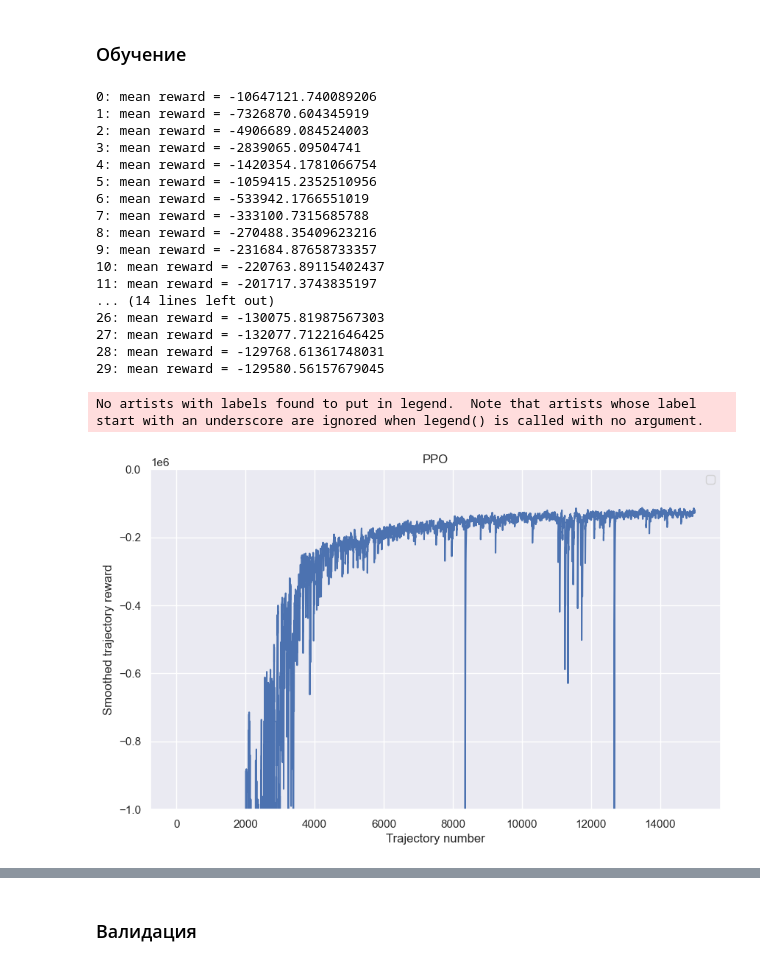
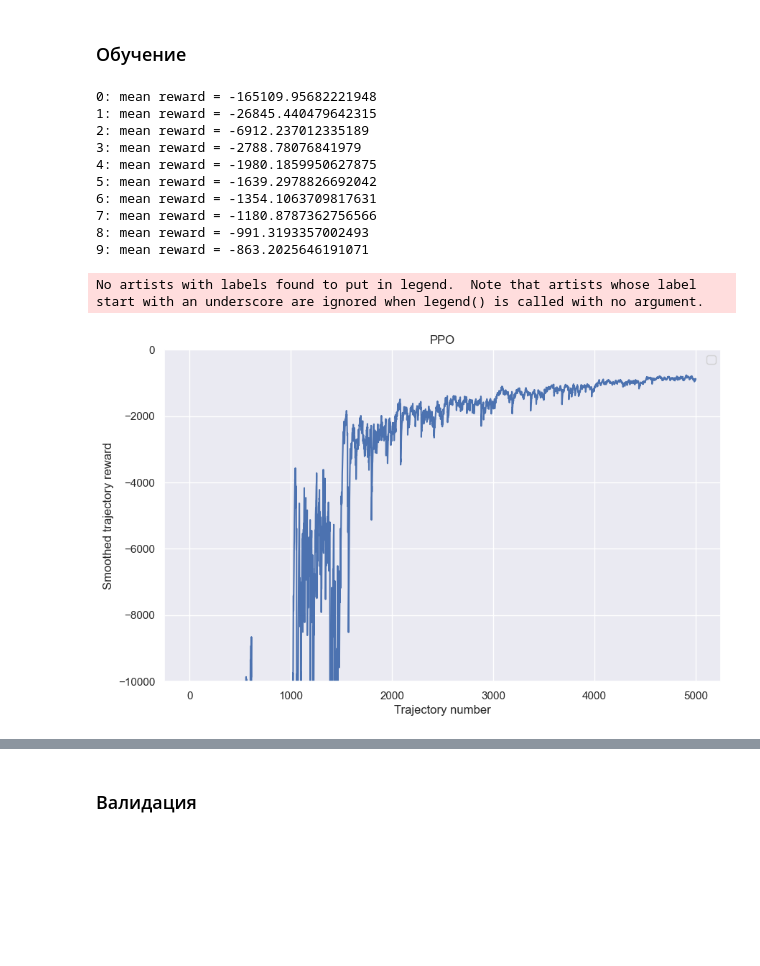
Before and after one commit to iameteron/RL, a Jupyter notebook: rl_control_flat.ipynb, the cells around one changed output, grey strips where cells are left out. Cells and saved outputs as stored; diff of their text form; code cells hidden in the pictures; blank space fills up the shorter version.

```diff
--- a/rl_control_flat.ipynb
+++ b/rl_control_flat.ipynb
@@ -43,46 +42,35 @@ agent = PPO(
     action_dim=1,
     max_action=25,
     observable_states=[0, 1, 2],
-    gamma=1,
+    gamma=1
 )
 
 # agent.pi_model = torch.load('models/flat_orientation_pi_140.pth')
 # agent.v_model = torch.load('models/flat_orientation_v_140.pth')
-# %%
-agent.hjb_lambda = 0
-agent.v_lambda = 1
 # %%
-rewards, hjb_history = train_ppo(
+train_ppo(
     env,
     agent,
-    episode_n=30,
+    episode_n=10,
     trajectory_n=500,
     advantage='default',
-    hjb=True
 )
 # %% [output]
-0: mean reward = -10647121.740089206
-1: mean reward = -7326870.604345919
-2: mean reward = -4906689.084524003
-3: mean reward = -2839065.09504741
-4: mean reward = -1420354.1781066754
-5: mean reward = -1059415.2352510956
-6: mean reward = -533942.1766551019
-7: mean reward = -333100.7315685788
-8: mean reward = -270488.35409623216
-9: mean reward = -231684.87658733357
-10: mean reward = -220763.89115402437
-11: mean reward = -201717.3743835197
-... (14 lines left out)
-26: mean reward = -130075.81987567303
-27: mean reward = -132077.71221646425
-28: mean reward = -129768.61361748031
-29: mean reward = -129580.56157679045
+0: mean reward = -165109.95682221948
+1: mean reward = -26845.440479642315
+2: mean reward = -6912.237012335189
+3: mean reward = -2788.78076841979
+4: mean reward = -1980.1859950627875
+5: mean reward = -1639.2978826692042
+6: mean reward = -1354.1063709817631
+7: mean reward = -1180.8787362756566
+8: mean reward = -991.3193357002493
+9: mean reward = -863.2025646191071
 # %%
 history = []
-history.extend(rewards)
+history.extend(agent.history)
 # %%
-plot_history(history, ylim=[-10**6, 0])
+plot_history(history, ylim=[-10**4, 0])
 # %% [output]
 No artists with labels found to put in legend.  Note that artists whose label start with an underscore are ignored when legend() is called with no argument.
-[figure, old version]
+[figure, new version]
```
Also changed, not shown: parts of 40 cells of this notebook.
